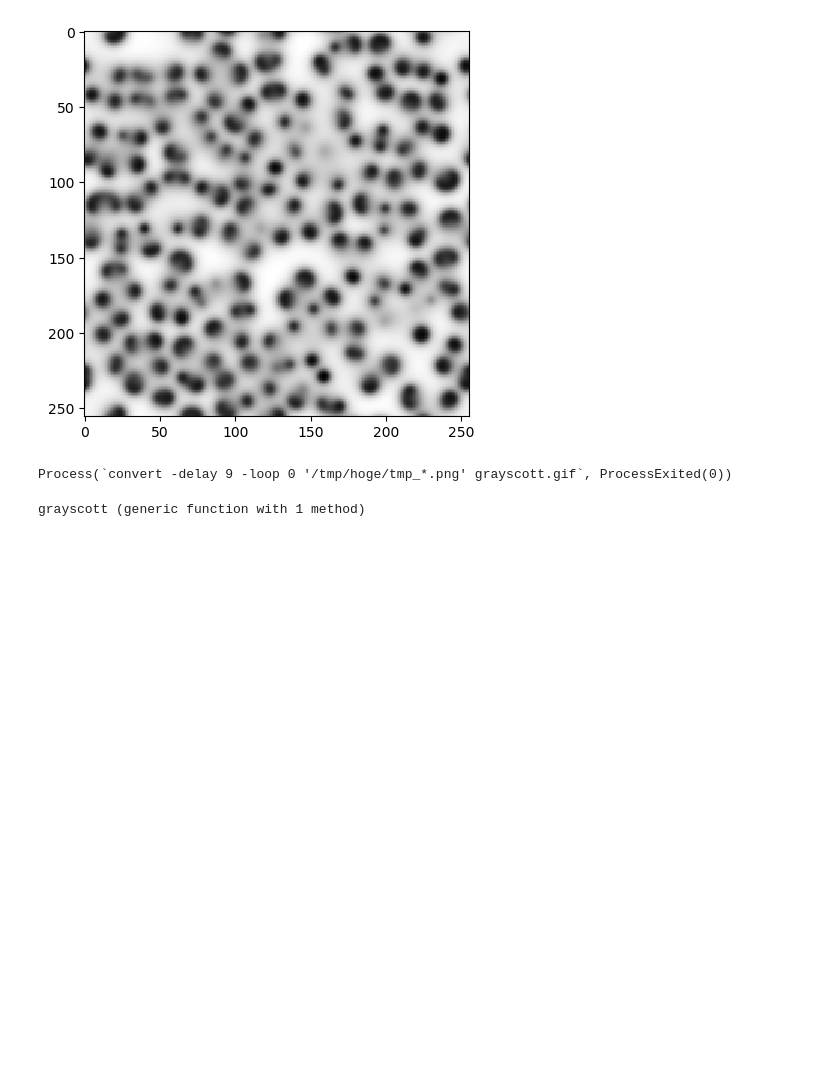
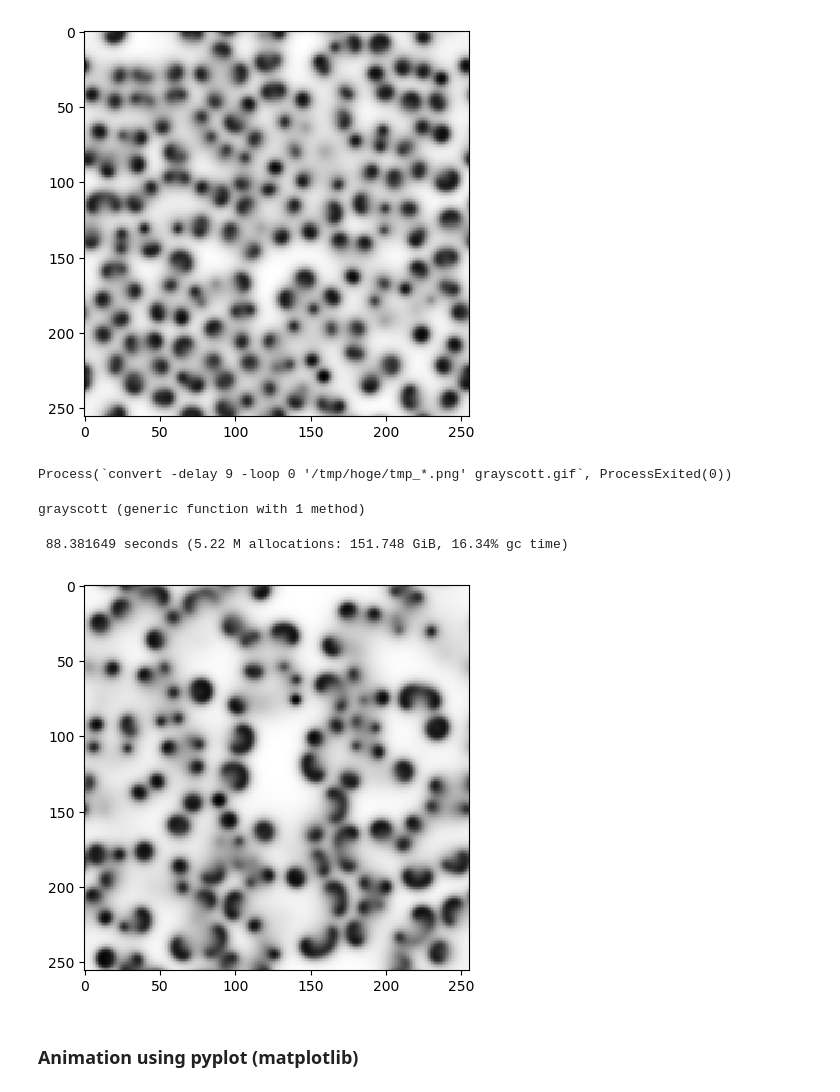
Before and after one commit to naono-git/alife_julia, a Jupyter notebook: chap02/c1_gray_scott.ipynb, the cells around one changed output. Saved outputs shown, nothing was run; the diff lists cells and outputs as text; code cells hidden in the pictures; blank space fills up the shorter version.

```diff
--- a/chap02/c1_gray_scott.ipynb
+++ b/chap02/c1_gray_scott.ipynb
@@ -139,11 +139,20 @@ function grayscott(u0, v0, params; t0=0, itermax=10000, ns=101)
 end
 # %% [output]
 grayscott (generic function with 1 method)
+# %%
+params1 = Dict("f" => 0.012, "k" => 0.05) # wandering spots
+@time result1 = grayscott(u0, v0, params1, itermax=10000);
+# %% [output]
+ 88.381649 seconds (5.22 M allocations: 151.748 GiB, 16.34% gc time)
 # %%
-fig1 = figure("Gray Scott 1", figsize=(5,5))
+fig1 = PyPlot.figure("Gray Scott 1", figsize=(5,5))
 ns = size(result1["us"])[1]
 snap1 = []
 for s in 1:ns
-    img = imshow(result1["us"][s,:,:],cmap="gray");
+    img = PyPlot.imshow(result1["us"][s,:,:],cmap="gray");
     push!(snap1,[img])
 end
+# %% [output]
+[figure, added]
+# %% [markdown]
+### Animation using pyplot (matplotlib)
```
Also changed, not shown: parts of 11 cells of this notebook.
